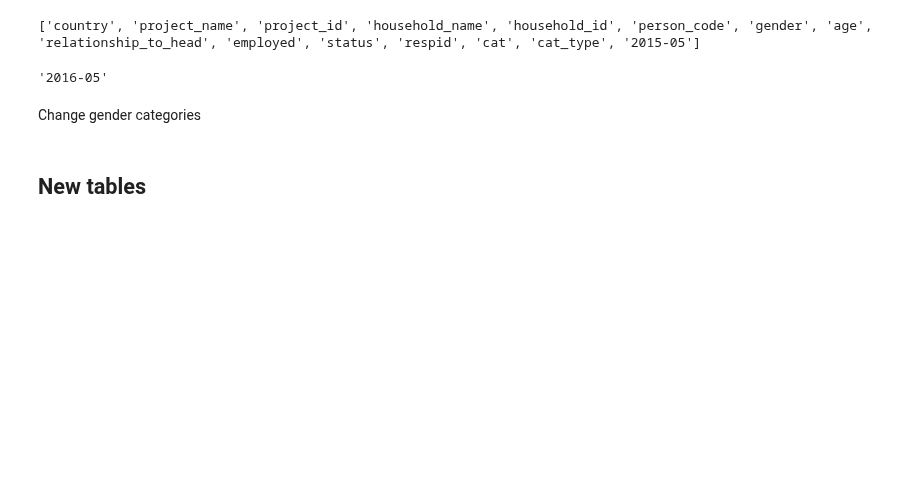
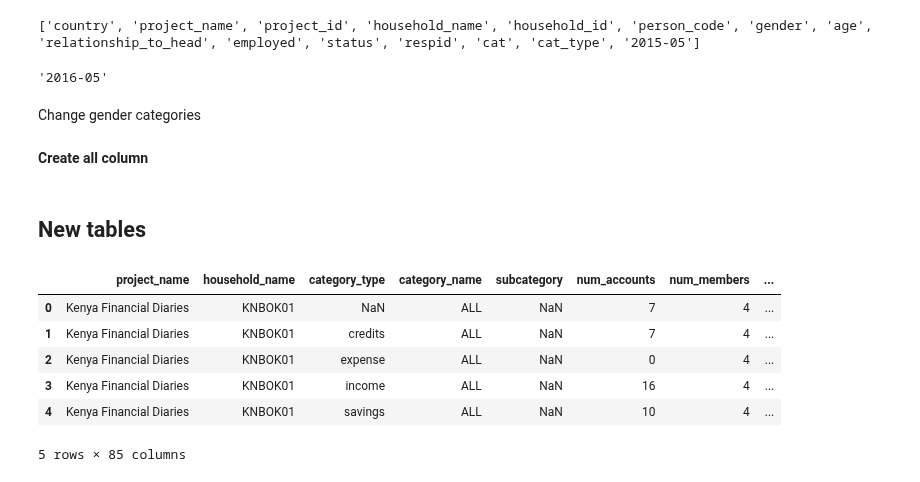
Before and after one commit to Vizzuality/notebooks, a Jupyter notebook: i2i/Financial_Diaries/i2i_Add_new_data.ipynb, the cells around one changed output. Saved outputs shown, nothing was run; the diff lists cells and outputs as text; code cells hidden in the pictures; blank space fills up the shorter version.

```diff
--- a/i2i/Financial_Diaries/i2i_Add_new_data.ipynb
+++ b/i2i/Financial_Diaries/i2i_Add_new_data.ipynb
@@ -184,5 +355,6 @@ cambodia_mem = cambodia.drop(columns=['country', 'project_id', 'household_id', '
 # %% [markdown]
 ### El Salvador
 # %%
-salvador = pd.read_csv('/Users/ikersanchez/Vizzuality/PROIEKTUAK/i2i/Data/Financial_Diaries/MFO_Diaries_Data/El_Salvador.csv')
+salvador = pd.read_csv('./data/MFO_DIaries_Data_June_2019/El_Salvador.csv')
 salvador.drop(columns='Unnamed: 0', inplace=True)
+salvador.head(1)
@@ -217,5 +389,9 @@ salvador_mem = salvador.drop(columns=['country', 'project_id', 'household_id', '
+# %%
+salvador_hh = create_ALL_row(salvador_hh)
+salvador_mem = create_ALL_row(salvador_mem)
 # %% [markdown]
 ### Guatemala
 # %%
-guatemala = pd.read_csv('/Users/ikersanchez/Vizzuality/PROIEKTUAK/i2i/Data/Financial_Diaries/MFO_Diaries_Data/Guatemala.csv')
+guatemala = pd.read_csv('./data/MFO_DIaries_Data_June_2019/Guatemala.csv')
 guatemala.drop(columns='Unnamed: 0', inplace=True)
+guatemala.head(1)
@@ -247,6 +421,11 @@ guatemala_hh = guatemala.drop(columns=['person_code', 'gender', 'age',
                                         ]
                                )
 guatemala_mem = guatemala.drop(columns=['country', 'project_id', 'household_id', 'respid'])
+# %% [markdown]
+**Create all column**
+# %%
+guatemala_hh = create_ALL_row(guatemala_hh)
+guatemala_mem = create_ALL_row(guatemala_mem)
 # %% [markdown]
 ## New tables
 # %%
@@ -292,3 +471,13 @@ for df_mem in mem_dic.values():
         mem_iter[column] = df_mem[column]
 
     mem_new = pd.concat([mem_new, mem_iter])
+# %%
+hh_new.head()
+# %% [output]
+|  | project_name | household_name | category_type | category_name | subcategory | num_accounts | num_members | ... |
+| 0 | Kenya Financial Diaries | KNBOK01 | NaN | ALL | NaN | 7 | 4 | ... |
+| 1 | Kenya Financial Diaries | KNBOK01 | credits | ALL | NaN | 7 | 4 | ... |
+| 2 | Kenya Financial Diaries | KNBOK01 | expense | ALL | NaN | 0 | 4 | ... |
+| 3 | Kenya Financial Diaries | KNBOK01 | income | ALL | NaN | 16 | 4 | ... |
+| 4 | Kenya Financial Diaries | KNBOK01 | savings | ALL | NaN | 10 | 4 | ... |
+5 rows × 85 columns
```
Also changed, not shown: parts of 77 cells of this notebook.
